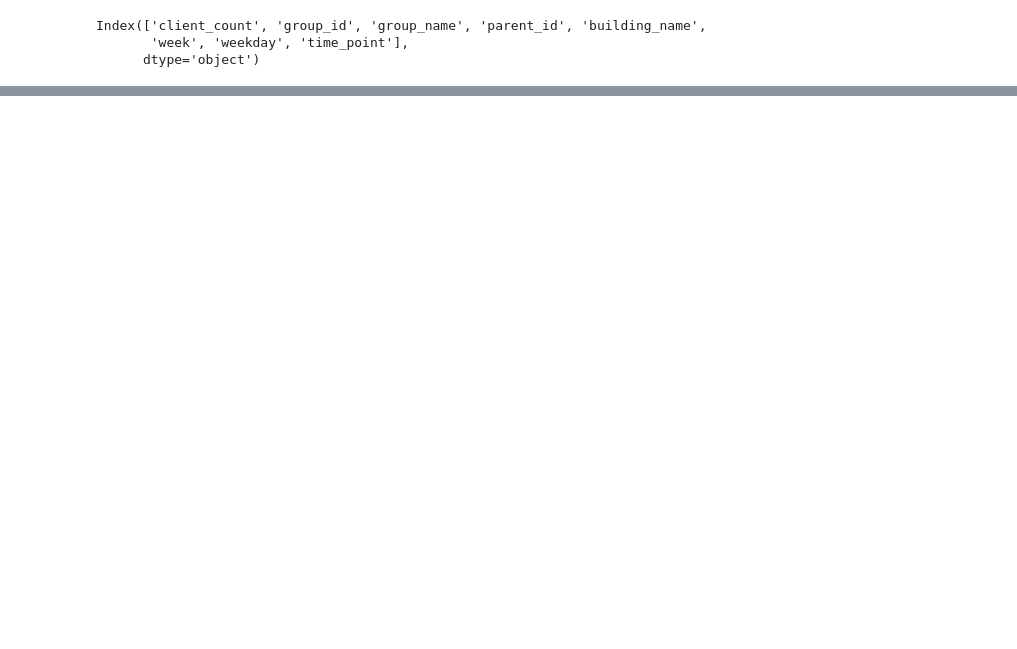
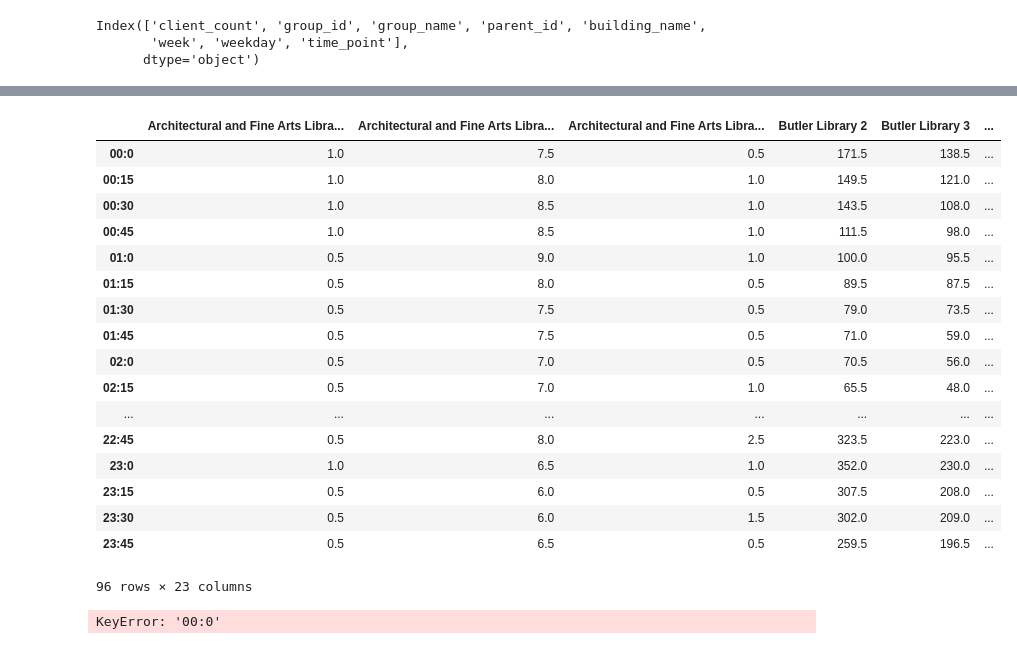
Before and after one commit to ADI-Labs/density, a Jupyter notebook: predictive_analysis.ipynb, the cells around one changed output, grey strips where cells are left out. Drawn from its saved outputs; the diff is of its cells as text; code cells hidden in the pictures; blank space fills up the shorter version.

```diff
--- a/predictive_analysis.ipynb
+++ b/predictive_analysis.ipynb
@@ -136,0 +188,26 @@ plt.show()
+# %%
+tp
+# %% [output]
+|  | Architectural and Fine Arts Libra... | Architectural and Fine Arts Libra... | Architectural and Fine Arts Libra... | Butler Library 2 | Butler Library 3 | ... |
+| 00:0 | 1.0 | 7.5 | 0.5 | 171.5 | 138.5 | ... |
+| 00:15 | 1.0 | 8.0 | 1.0 | 149.5 | 121.0 | ... |
+| 00:30 | 1.0 | 8.5 | 1.0 | 143.5 | 108.0 | ... |
+| 00:45 | 1.0 | 8.5 | 1.0 | 111.5 | 98.0 | ... |
+| 01:0 | 0.5 | 9.0 | 1.0 | 100.0 | 95.5 | ... |
+| 01:15 | 0.5 | 8.0 | 0.5 | 89.5 | 87.5 | ... |
+| 01:30 | 0.5 | 7.5 | 0.5 | 79.0 | 73.5 | ... |
+| 01:45 | 0.5 | 7.5 | 0.5 | 71.0 | 59.0 | ... |
+| 02:0 | 0.5 | 7.0 | 0.5 | 70.5 | 56.0 | ... |
+| 02:15 | 0.5 | 7.0 | 1.0 | 65.5 | 48.0 | ... |
+| ... | ... | ... | ... | ... | ... | ... |
+| 22:45 | 0.5 | 8.0 | 2.5 | 323.5 | 223.0 | ... |
+| 23:0 | 1.0 | 6.5 | 1.0 | 352.0 | 230.0 | ... |
+| 23:15 | 0.5 | 6.0 | 0.5 | 307.5 | 208.0 | ... |
+| 23:30 | 0.5 | 6.0 | 1.5 | 302.0 | 209.0 | ... |
+| 23:45 | 0.5 | 6.5 | 0.5 | 259.5 | 196.5 | ... |
+96 rows × 23 columns
+# %%
+for i in tp.index:
+    tp[i]
+# %% [output]
+KeyError: '00:0'
```
Also changed, not shown: parts of 8 cells of this notebook, 1 other file.
